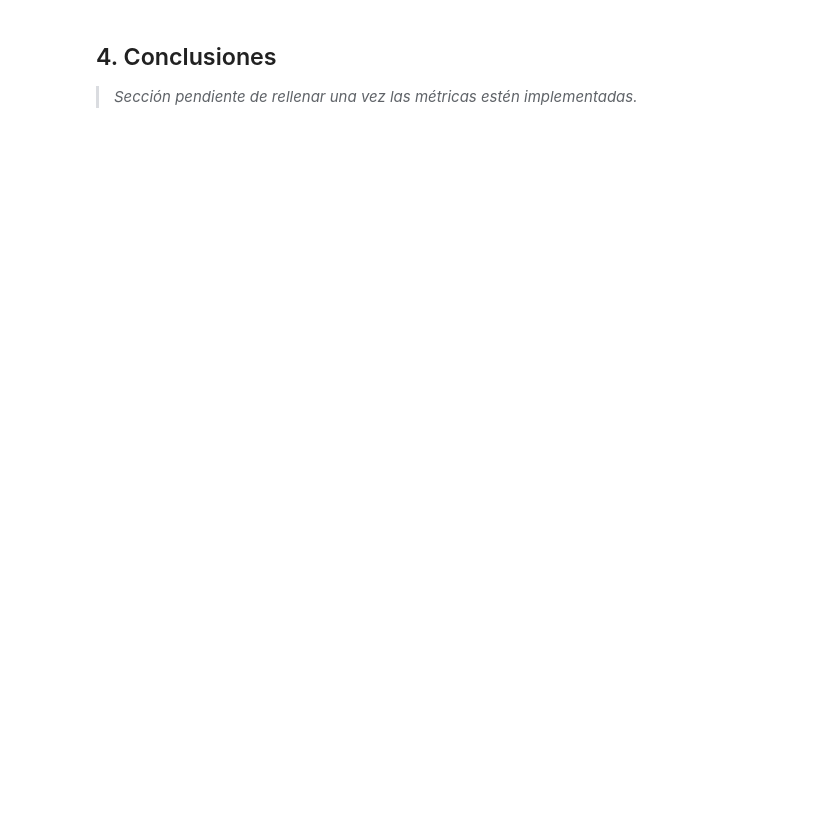
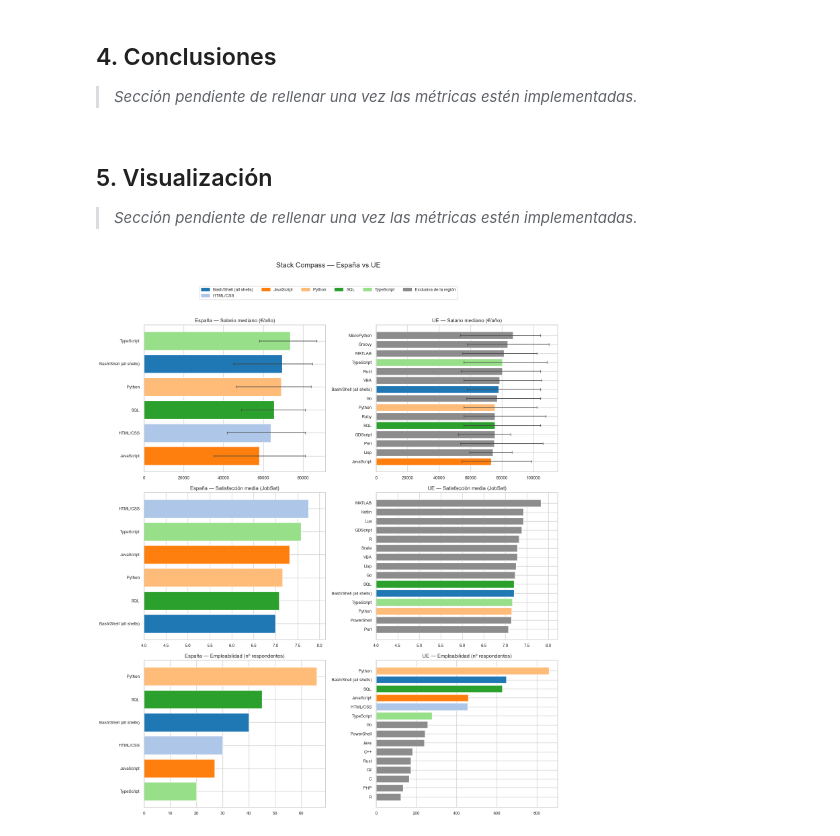
Before and after one commit to miluclash/Stack-Compass, a Jupyter notebook: notebook/01_analisis.ipynb, the cells around one changed output. Drawn from its saved outputs; the diff is of its cells as text; code cells hidden in the pictures; blank space fills up the shorter version.

Commit message:
Visualization

```diff
--- a/notebook/01_analisis.ipynb
+++ b/notebook/01_analisis.ipynb
@@ -126,3 +126,25 @@ df_emp.head(20)
 ## 4. Conclusiones
 
 > *Sección pendiente de rellenar una vez las métricas estén implementadas.*
+# %% [markdown]
+## 5. Visualización
+
+> *Sección pendiente de rellenar una vez las métricas estén implementadas.*
+# %%
+import matplotlib.pyplot as plt
+from metrics import salary_by_stack, satisfaction_by_stack, employability_by_stack
+from visualization import build_dashboard
+
+# 1. pipeline de limpieza (tu df ya filtrado y con Region)
+#    asumiendo que 'df' es el resultado de filter_population -> filter_geography -> add_region -> clean_salary
+
+# 2. ejecutar las tres queries
+#df_salary = salary_by_stack(df)
+#df_sat = satisfaction_by_stack(df)
+#df_emp = employability_by_stack(df)
+
+# 3. construir y mostrar
+fig = build_dashboard(df_sal, df_sat, df_emp)
+plt.show()
+# %% [output]
+[figure, added]
```
Also changed, not shown: parts of 2 cells of this notebook, 1 other file.
